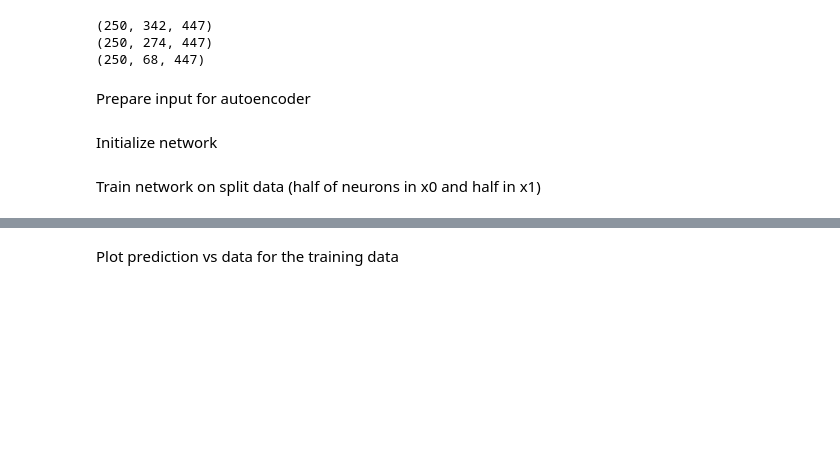
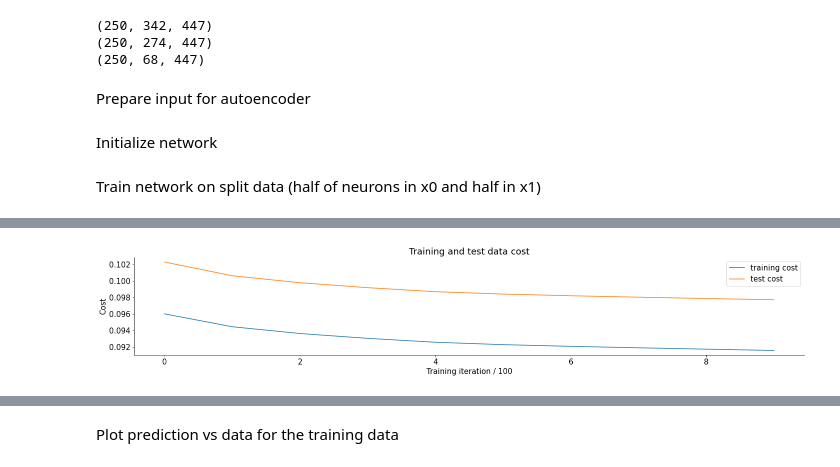
Before and after one commit to klaragerlei/GoatsOfAllTime, a Jupyter notebook: klara_RNN.ipynb, the cells around one changed output, grey strips where cells are left out. Saved outputs shown, nothing was run; the diff lists cells and outputs as text; code cells hidden in the pictures; blank space fills up the shorter version.

```diff
--- a/klara_RNN.ipynb
+++ b/klara_RNN.ipynb
@@ -385,0 +380,15 @@ iteration 0, cost 0.2168
+# %%
+def plot_training_vs_test_cost(training_cost, test_cost):
+  plt.figure()
+  plt.plot(training_cost, label='training cost')
+  plt.plot(test_cost, label='test cost')
+  plt.title('Training and test data cost')
+  plt.ylabel('Cost')
+  plt.xlabel('Training iteration / 100')
+  plt.legend()
+  plt.show()
+  plt.close()
+
+plot_training_vs_test_cost(costs, costs_test)
+# %% [output]
+[figure, added]
```
Also changed, not shown: parts of 15 cells of this notebook.
